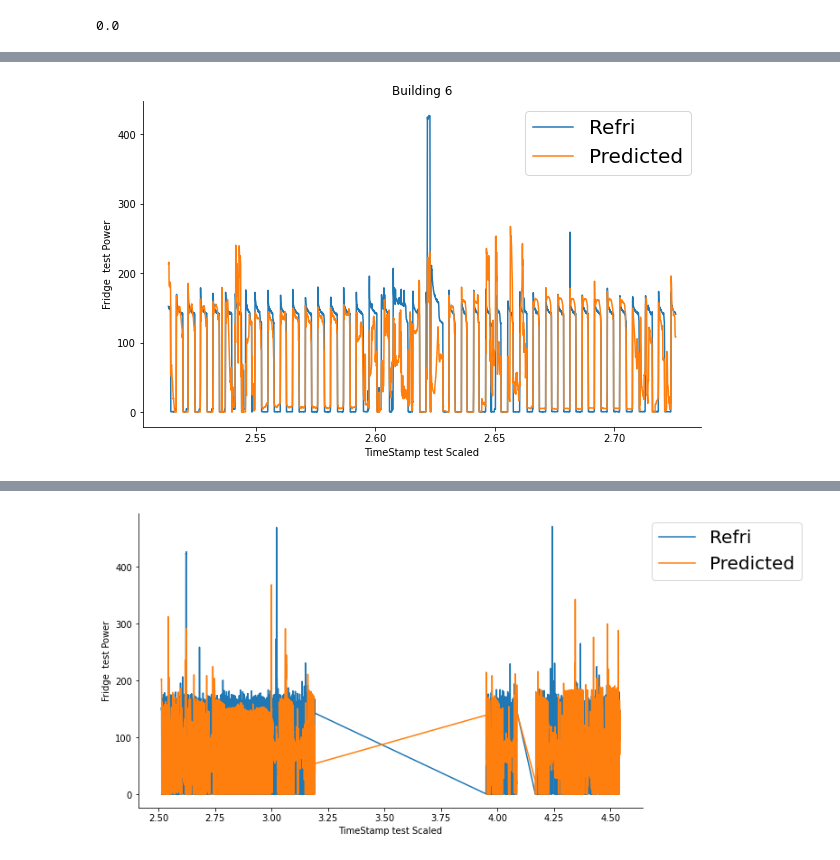
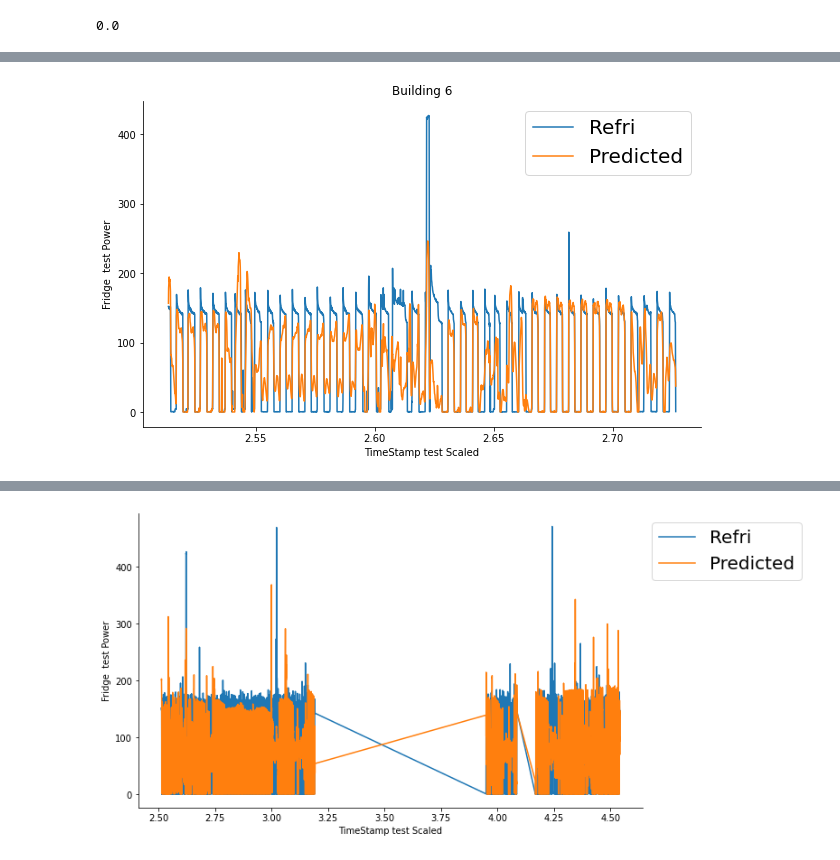
Before and after one commit to Aadesh-1404/nilm-gaussian-process, a Jupyter notebook: AAAI/gp_mean_std_.ipynb, the cells around one changed output, grey strips where cells are left out. Saved outputs shown, nothing was run; the diff lists cells and outputs as text; code cells hidden in the pictures.

```diff
--- a/AAAI/gp_mean_std_.ipynb
+++ b/AAAI/gp_mean_std_.ipynb
@@ -60,8 +59,6 @@ test = {6: {
                 },}
 appliances = ["Refrigerator"]
 # %%
-print("######")
-print("")
 import pandas as pd
 import jax.numpy as jnp
 from datetime import datetime
@@ -79,6 +76,8 @@ def dataset_load(appliances, train, test=None):
     x_train_main_dif = []
     x_train_max = []
     x_train_min = []
+    x_train_kurtosis = []
+    x_train_skew = []
     n = 99
     m = 9
     units_to_pad = n // 2
@@ -93,6 +92,8 @@ def dataset_load(appliances, train, test=None):
     scaler_diff = StandardScaler()
     scaler_max = StandardScaler()
     scaler_min = StandardScaler()
+    scaler_kurtosis = StandardScaler()
+    scaler_skew = StandardScaler()
     # train
     for key, values in train.items():
         df = pd.read_csv(
@@ -129,6 +130,8 @@ def dataset_load(appliances, train, test=None):
         x_train_max_min.extend(jnp.max(x, axis=1)-jnp.min(x,axis=1))
         x_train_max.extend(jnp.max(x1, axis = 1))
         x_train_min.extend(jnp.min(x1, axis = 1))
+        x_train_kurtosis.extend(kurtosis(x,axis=1))
+        x_train_skew.extend(skew(x,axis = 1))
         x_train.extend(x)
         y_train.extend(y)
         x_train_timestamp.extend(torch.tensor(timestamp_train))
@@ -144,7 +147,9 @@ def dataset_load(appliances, train, test=None):
     x_train_std =  jnp.array(x_train_std).reshape(-1,1)
     x_train_max_min =  jnp.array(x_train_max_min).reshape(-1,1)
     x_train_max =  jnp.array(x_train_max).reshape(-1,1)
+    x_train_skew = jnp.array(x_train_skew).reshape(-1,1)
     x_train_min =  jnp.array(x_train_min).reshape(-1,1)
+    x_train_kurtosis = jnp.array(x_train_kurtosis).reshape(-1,1)
     # x_train_diff =  jnp.array(x_train_diff).reshape(-1,1)
 
 
@@ -158,6 +163,8 @@ def dataset_load(appliances, train, test=None):
     x_train_max_min = scaler_max_min.fit_transform(x_train_max_min)
     x_train_max = scaler_max.fit_transform(x_train_max)
     x_train_min = scaler_min.fit_transform(x_train_min)
+    x_train_kurtosis = scaler_kurtosis.fit_transform(x_train_kurtosis)
+    x_train_skew = scaler_skew.fit_transform(x_train_skew)
     # x_train_diff = scaler_diff.fit_transform(x_train_diff)
 
     # test
@@ -171,7 +178,8 @@ def dataset_load(appliances, train, test=None):
     x_test_main = []
     x_test_max = []
     x_test_min = []
-
+    x_test_kurtosis = []
+    x_test_skew = []
 
     for key, values in test.items():
         df = pd.read_csv(
@@ -209,6 +217,8 @@ def dataset_load(appliances, train, test=None):
         x_test_max.extend(jnp.max(x1, axis=1))
         x_test_min.extend(jnp.min(x1, axis=1))
         x_test.extend(x)
+        x_test_kurtosis.extend(kurtosis(x,axis=1))
+        x_test_skew.extend(skew(x,axis=1))
         y_test.extend(y)
         x_test_timestamp_true.extend(timestamp_true)
         x_test_timestamp.extend(timestamp)
@@ -225,6 +235,8 @@ def dataset_load(appliances, train, test=None):
     x_test_max_min =  jnp.array(x_test_max_min).reshape(-1,1)
     x_test_max = jnp.array(x_test_max).reshape(-1,1)
     x_test_min = jnp.array(x_test_min).reshape(-1,1)
+    x_test_kurtosis = jnp.array(x_test_kurtosis).reshape(-1,1)
+    x_test_skew = jnp.array(x_test_skew).reshape(-1,1)
 
     x_test = scaler_x.transform(x_test)
     x_test_timestamp = scaler_time.transform(x_test_timestamp)
@@ -234,6 +246,8 @@ def dataset_load(appliances, train, test=None):
     x_test_main = scaler_main.transform(x_test_main)
     x_test_max =  scaler_max.transform(x_test_max)
     x_test_min = scaler_min.transform(x_test_min)
+    x_test_kurtosis = scaler_kurtosis.transform(x_test_kurtosis)
+    x_test_skew = scaler_skew.transform(x_test_skew)
     # x_test_diff = scaler_diff.transform(x_test_diff)
 #     y_test = scaler_y.transform(y_test)
 
@@ -249,10 +263,11 @@ def dataset_load(appliances, train, test=None):
 
     #x_train_std,
     #, x_test_std, x_test_max_min,
-    x_train_features = jnp.concatenate((x_train_main, x_train_mean,  x_train_max_min,x_train_max, x_train_min), axis=1).reshape(x_train.shape[0], 5)
-    x_test_features = jnp.concatenate((x_test_main, x_test_mean,  x_test_max_min, x_test_max, x_test_min), axis=1).reshape(x_test.shape[0], 5)
+    num_features_selected = 6
+    x_train_features = jnp.concatenate((x_train_main, x_train_mean,  x_train_max_min,x_train_max, x_train_min, x_train_kurtosis), axis=1).reshape(x_train.shape[0], num_features_selected)
+    x_test_features = jnp.concatenate((x_test_main, x_test_mean,  x_test_max_min, x_test_max, x_test_min,  x_test_kurtosis), axis=1).reshape(x_test.shape[0], num_features_selected)
 
-    scalers = np.array([scaler_x, scaler_y, scaler_time, scaler_main, scaler_mean, scaler_std, scaler_max_min])
+    scalers = np.array([scaler_x, scaler_y, scaler_time, scaler_main, scaler_mean, scaler_std, scaler_max_min, scaler_max, scaler_min, scaler_kurtosis, scaler_skew])
     return x_train, y_train, x_test, y_test, x_train_features, x_test_features, x_train_timestamp, x_test_timestamp, scalers, x_test_main
 # %%
 x_train, y_train, x_test, y_test, x_train_features, x_test_features, x_train_timstamp, x_test_timestamp, scalers, x_test_main = dataset_load(appliances, train, test)
@@ -310,3 +330,3 @@ for i in range(1, len(x_test_diff)):
 # %%
-x_train_features = jnp.concatenate((x_train_features, jnp.array(np.array(x_train_diff.reshape(-1,1)))), axis=1)
-x_test_features = jnp.concatenate((x_test_features, jnp.array(np.array(x_test_diff.reshape(-1,1)))), axis=1)
+# x_train_features = jnp.concatenate(( x_train_features, jnp.array(np.array(x_train_diff.reshape(-1,1)))), axis=1)
+# x_test_features = jnp.concatenate((x_test_features, jnp.array(np.array(x_test_diff.reshape(-1,1)))), axis=1)
@@ -312,0 +340,3 @@ x_test_features = jnp.concatenate((x_test_features, jnp.array(np.array(x_test_di
+# %%
+x_train_features = jnp.concatenate((x_train_features, jnp.array(np.array(x_train_diff.reshape(-1,1))), np.array(x_train_timstamp)), axis=1)
+x_test_features = jnp.concatenate((x_test_features, jnp.array(np.array(x_test_diff.reshape(-1,1))), np.array(x_test_timestamp)), axis=1)
@@ -313,7 +347,7 @@ x_test_features = jnp.concatenate((x_test_features, jnp.array(np.array(x_test_di
 # %%
 import gpytorch
 indexes = 53456
-n = 6
+n = x_train_features.shape[1]
 x = torch.tensor(np.array(x_train_features)).to(torch.float64)
 y = torch.tensor(np.array(y_train)).reshape(-1,).to(torch.float64)
 xt = torch.tensor(np.array(x_test_features)).to(torch.float64)
@@ -832,15 +873,15 @@ plt.scatter(x_train_timstamp[:idx], y_train1[:idx], label = "Refri")
 # %%
-idx = 3000#x2.shape[0]
+idx = 3009 #x2.shape[0]
 start = 0
 plt.figure(figsize=(10,6))
-# plt.plot(x_test_timestamp[:idx], scalers[3].inverse_transform(x1)[:idx], label = "Main")
+# plt.plot(x_test_timestamp[start:start+idx], scalers[3].inverse_transform(x1)[start:start+idx], label = "Main")
 # plt.plot(x_test_timestamp[:idx], scalers[-1].inverse_transform(x2)[:idx], label = "Main Ref Dif")
 plt.plot(x_test_timestamp[start:start+idx], yt.cpu()[start:start+idx], label = "Refri")
 plt.plot(x_test_timestamp[start:start+idx], y_mean[start:start+idx], label = "Predicted")
 plt.legend(bbox_to_anchor=(1, 1),fontsize=20)
 plt.xlabel("TimeStamp test Scaled")
 plt.ylabel("Fridge  test Power")
 plt.title("Building 6")
 sns.despine()
 # %% [output]
-[figure, old version]
+[figure, new version]
```
Also changed, not shown: parts of 30 cells of this notebook, 34 other files.
